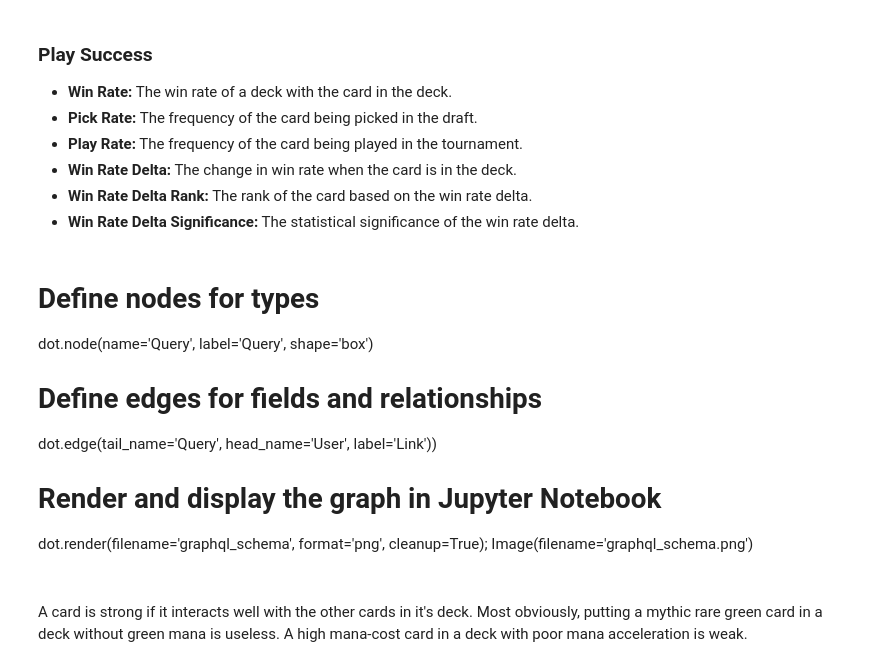
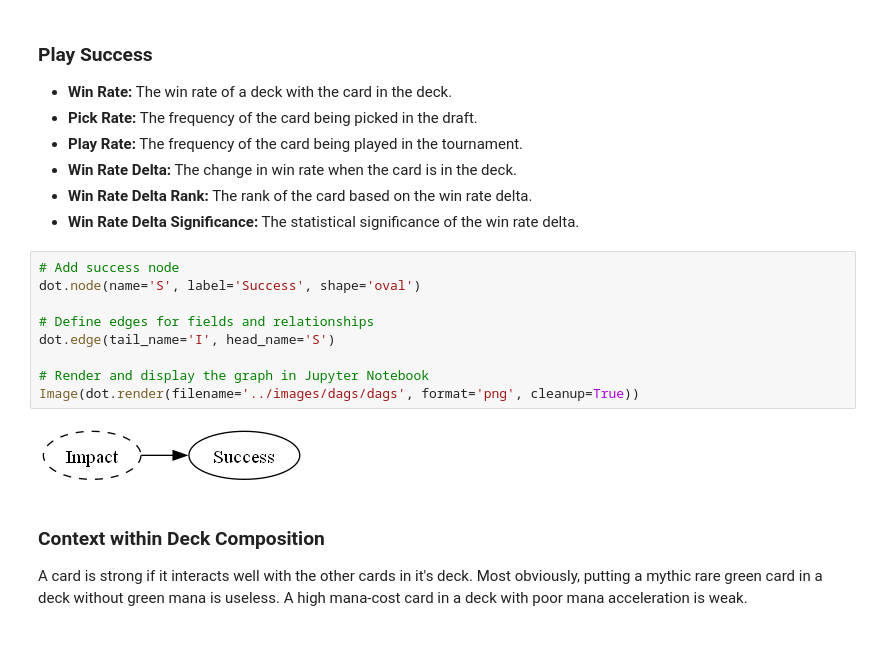
Before and after one commit to meehljd/mtg-modeling, a Jupyter notebook: notebooks/00-introduction.ipynb, the cells around one changed output. Drawn from its saved outputs; the diff is of its cells as text.

```diff
--- a/notebooks/00-introduction.ipynb
+++ b/notebooks/00-introduction.ipynb
@@ -116,17 +120,18 @@ Image(filename='graphql_schema.png')
 - __Win Rate Delta:__ The change in win rate when the card is in the deck.
 - __Win Rate Delta Rank:__ The rank of the card based on the win rate delta.
 - __Win Rate Delta Significance:__ The statistical significance of the win rate delta.
-# %% [markdown]
-# Define nodes for types
-dot.node(name='Query', label='Query', shape='box')
-
-# Define edges for fields and relationships
-dot.edge(tail_name='Query', head_name='User', label='Link'))
-
-# Render and display the graph in Jupyter Notebook
-dot.render(filename='graphql_schema', format='png', cleanup=True);
-Image(filename='graphql_schema.png')
+# %%
+# Add success node
+dot.node(name='S', label='Success', shape='oval')
+
+# Define edges for fields and relationships
+dot.edge(tail_name='I', head_name='S')
+
+# Render and display the graph in Jupyter Notebook
+Image(dot.render(filename='../images/dags/dags', format='png', cleanup=True))
+# %% [output]
+[figure, added]
 # %% [markdown]
-###
+### Context within Deck Composition
 
 A card is strong if it interacts well with the other cards in it's deck.  Most obviously, putting a mythic rare green card in a deck without green mana is useless.  A high mana-cost card in a deck with poor mana acceleration is weak.
```
Also changed, not shown: parts of 18 cells of this notebook, 5 other files.
